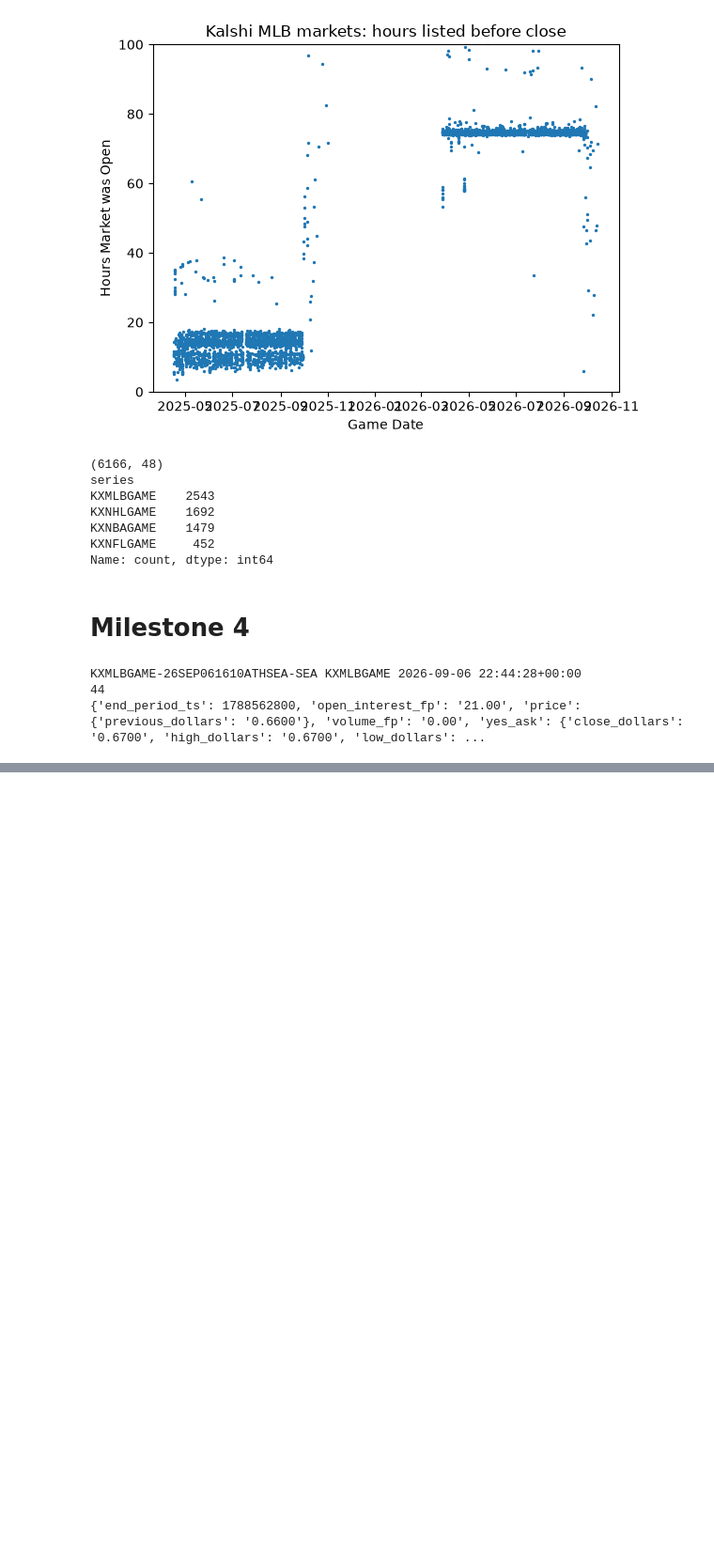
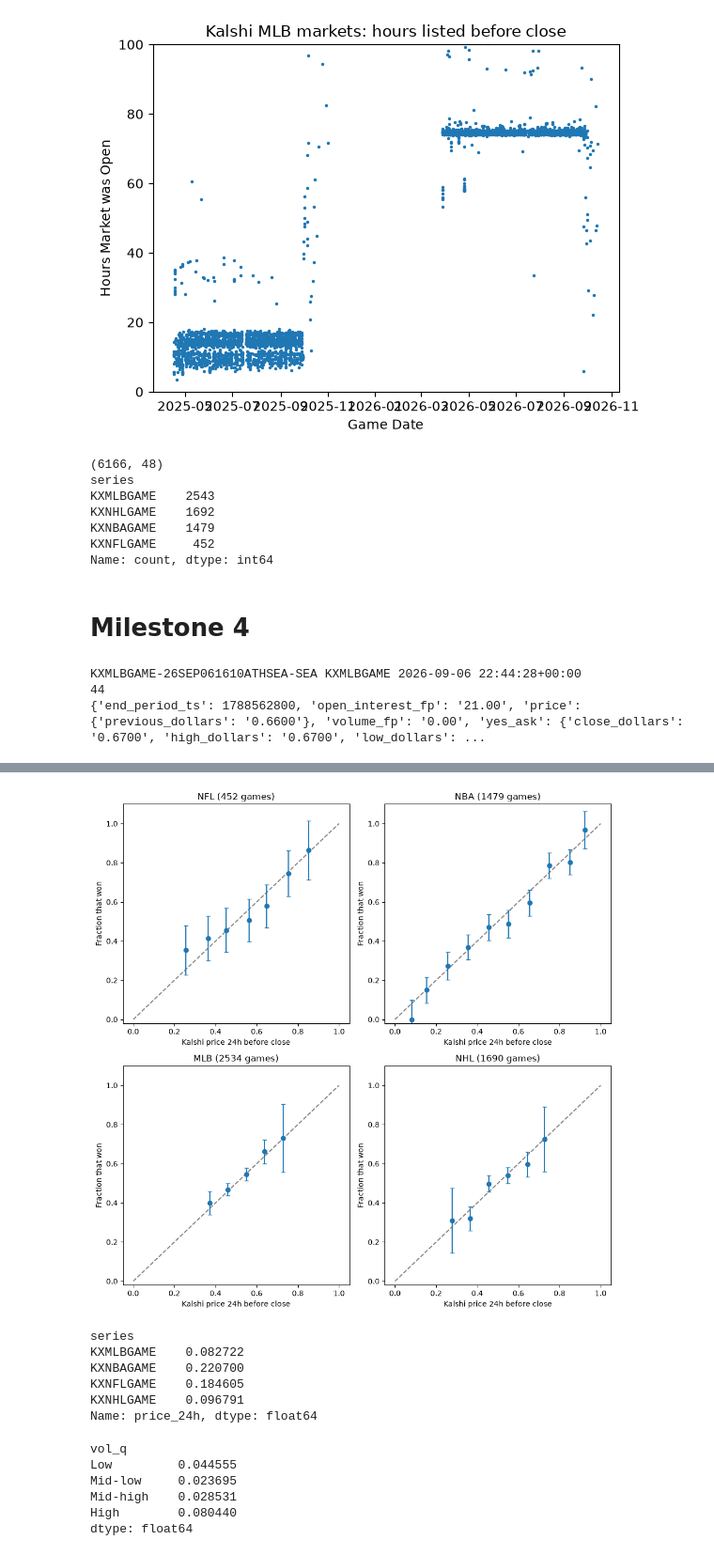
Before and after one commit to ngrischkan/kalshi_accuracy, a Jupyter notebook: kalshi_calibration.ipynb, the cells around one changed output, grey strips where cells are left out. Shown at 94% size. Saved outputs shown, nothing was run; the diff lists cells and outputs as text; code cells hidden in the pictures; blank space fills up the shorter version.

```diff
--- a/kalshi_calibration.ipynb
+++ b/kalshi_calibration.ipynb
@@ -369,0 +593,10 @@ print(get_price_24h(df.iloc[0]))
+# %%
+def make_calib(data):
+    calib = data.groupby("bin", observed=True).agg(
+        avg_price=("price_24h", "mean"),
+        win_rate=("outcome", "mean"),
+        count=("outcome", "size"),
+    )
+    calib["se"] = (calib["avg_price"] * (1 - calib["avg_price"]) / calib["count"]) ** 0.5
+    calib = calib[calib["count"] >= 20]
+    return calib
@@ -369,0 +618,49 @@ print(get_price_24h(df.iloc[0]))
+# %%
+#Loop over each league
+fig, axes = plt.subplots(2, 2, figsize=(10, 10))
+
+for ax, league in zip(axes.flat, SERIES):
+    sub = df[df["series"] == league]
+    c = make_calib(sub)
+    ax.plot([0, 1], [0, 1], "--", color="gray")
+    ax.errorbar(
+        c["avg_price"], c["win_rate"],
+        yerr=2 * c["se"],
+        fmt="o", capsize=3,
+    )
+    ax.set_title(f"{NAMES[league]} ({len(sub)} games)")
+    ax.set_xlabel("Kalshi price 24h before close")
+    ax.set_ylabel("Fraction that won")
+    ax.set_ylim(-0.02, 1.1)
+
+plt.tight_layout()
+plt.savefig("charts/calibration_by_league.png", dpi=150, bbox_inches="tight")
+plt.show()
+# %% [output]
+[figure, added]
+# %%
+print(df.groupby("series")["price_24h"].std())
+# %% [output]
+series
+KXMLBGAME    0.082722
+KXNBAGAME    0.220700
+KXNFLGAME    0.184605
+KXNHLGAME    0.096791
+Name: price_24h, dtype: float64
+# %%
+#Calibration error
+df["vol_q"] = pd.qcut(df["volume_fp"], 4, labels=["Low", "Mid-low", "Mid-high", "High"])
+
+def calib_error(data):
+    c = make_calib(data)
+    gaps = (c["avg_price"] - c["win_rate"]).abs()
+    return np.average(gaps, weights=c["count"])
+
+print(df.groupby("vol_q", observed=True).apply(calib_error))
+# %% [output]
+vol_q
+Low         0.044555
+Mid-low     0.023695
+Mid-high    0.028531
+High        0.080440
+dtype: float64
```
Also changed, not shown: parts of 27 cells of this notebook, 3 other files.
